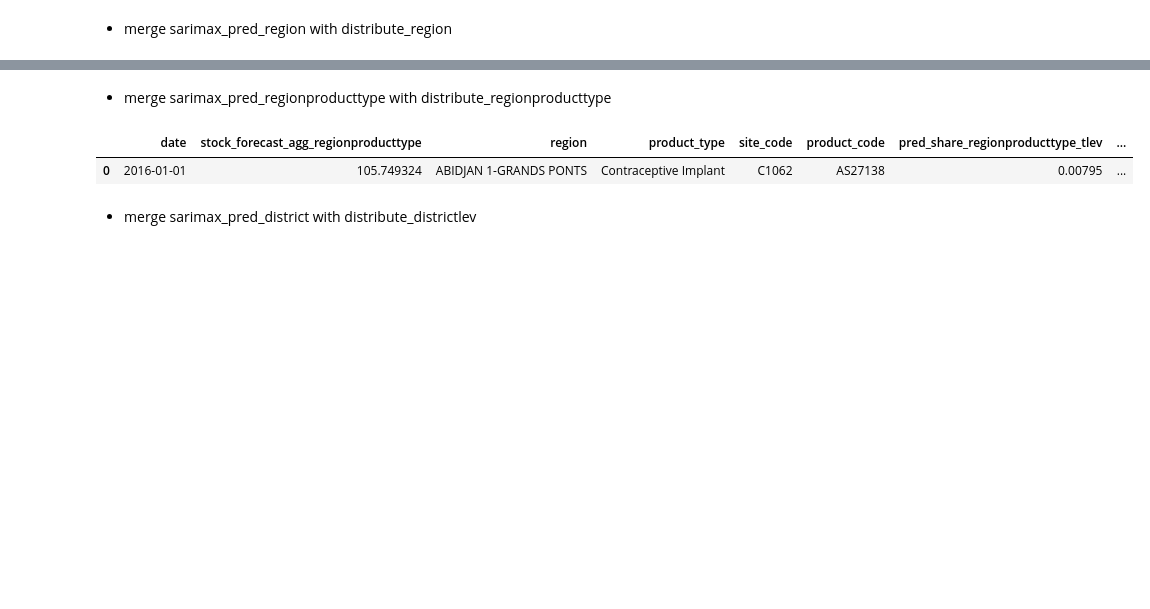
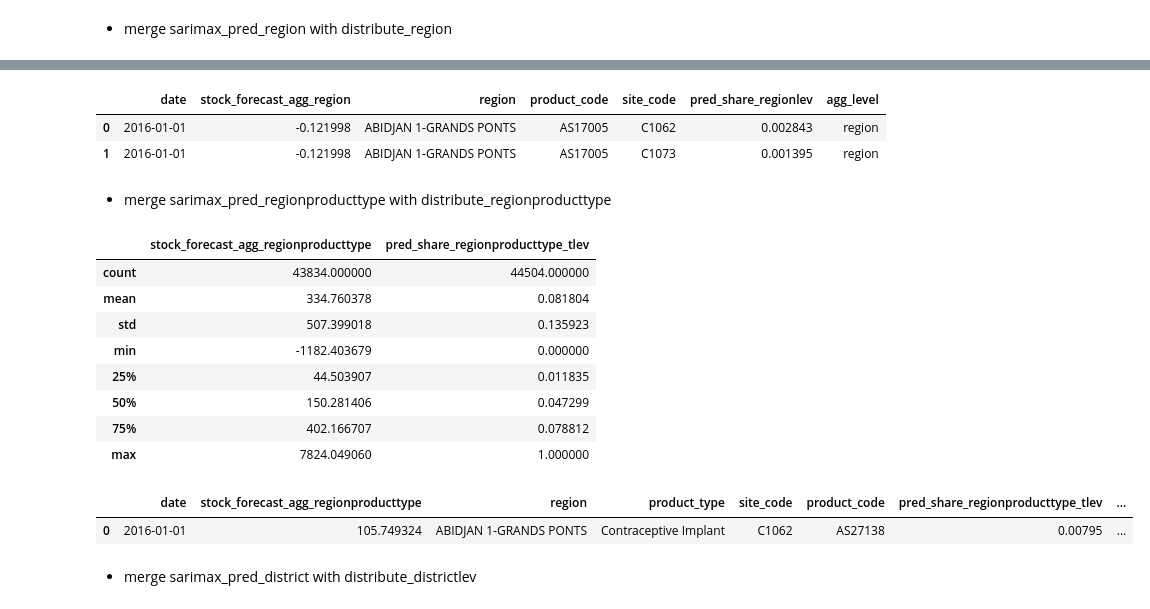
Before and after one commit to herbsh/USAID_Forecast_submit, a Jupyter notebook: 1_code/ensemble.ipynb, the cells around one changed output, grey strips where cells are left out. Drawn from its saved outputs; the diff is of its cells as text; code cells hidden in the pictures; blank space fills up the shorter version.

```diff
--- a/1_code/ensemble.ipynb
+++ b/1_code/ensemble.ipynb
@@ -32,11 +111,29 @@ pred_agg_region.head(1)
+# %%
+pred_agg_region.head(2)
+# %% [output]
+|  | date | stock_forecast_agg_region | region | product_code | site_code | pred_share_regionlev | agg_level |
+| 0 | 2016-01-01 | -0.121998 | ABIDJAN 1-GRANDS PONTS | AS17005 | C1062 | 0.002843 | region |
+| 1 | 2016-01-01 | -0.121998 | ABIDJAN 1-GRANDS PONTS | AS17005 | C1073 | 0.001395 | region |
 # %% [markdown]
 - merge sarimax_pred_regionproducttype with distribute_regionproducttype
 # %%
-pred_agg_regionproducttype=pd.merge(left=sarimax_pred_regionproducttype,right=distribute_regionproducttypelev,on=['date','region','product_type'])
-pred_agg_regionproducttype.head(1)
+pred_agg_regionproducttype=pd.merge(left=sarimax_pred_regionproducttype,right=distribute_regionproducttypelev,on=['date','region','product_type'],how='right')
+pred_agg_regionproducttype.describe()
 # %% [output]
-|  | date | stock_forecast_agg_regionproducttype | region | product_type | site_code | product_code | pred_share_regionproducttype_tlev | ... |
-| 0 | 2016-01-01 | 105.749324 | ABIDJAN 1-GRANDS PONTS | Contraceptive Implant | C1062 | AS27138 | 0.00795 | ... |
+|  | stock_forecast_agg_regionproducttype | pred_share_regionproducttype_tlev |
+| count | 43834.000000 | 44504.000000 |
+| mean | 334.760378 | 0.081804 |
+| std | 507.399018 | 0.135923 |
+| min | -1182.403679 | 0.000000 |
+| 25% | 44.503907 | 0.011835 |
+| 50% | 150.281406 | 0.047299 |
+| 75% | 402.166707 | 0.078812 |
+| max | 7824.049060 | 1.000000 |
+# %%
+pred_agg_regionproducttype.head(1)
+# %% [output]
+|  | date | stock_forecast_agg_regionproducttype | region | product_type | site_code | product_code | pred_share_regionproducttype_tlev | ... |
+| 0 | 2016-01-01 | 105.749324 | ABIDJAN 1-GRANDS PONTS | Contraceptive Implant | C1062 | AS27138 | 0.00795 | ... |
 # %% [markdown]
 - merge sarimax_pred_district with distribute_districtlev
 # %%
```
Also changed, not shown: parts of 33 cells of this notebook, 1 other file.
